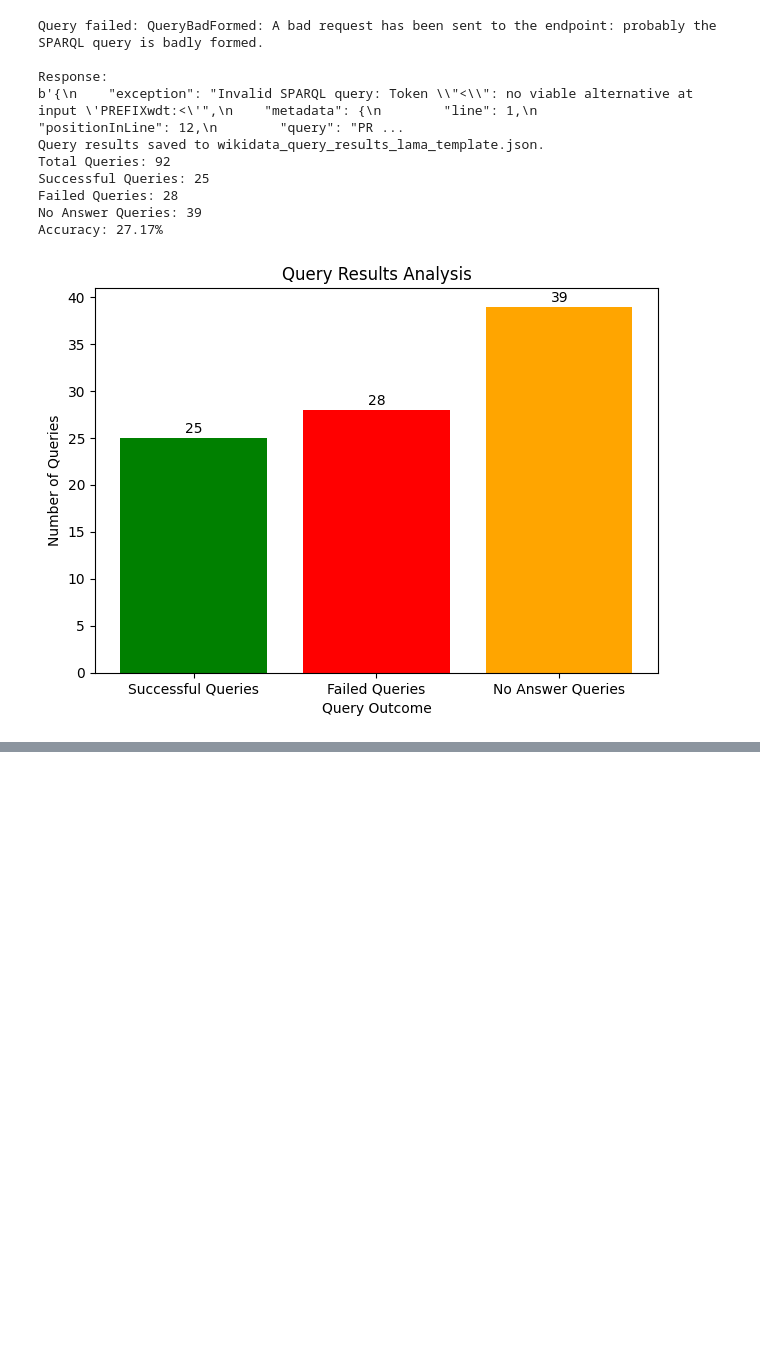
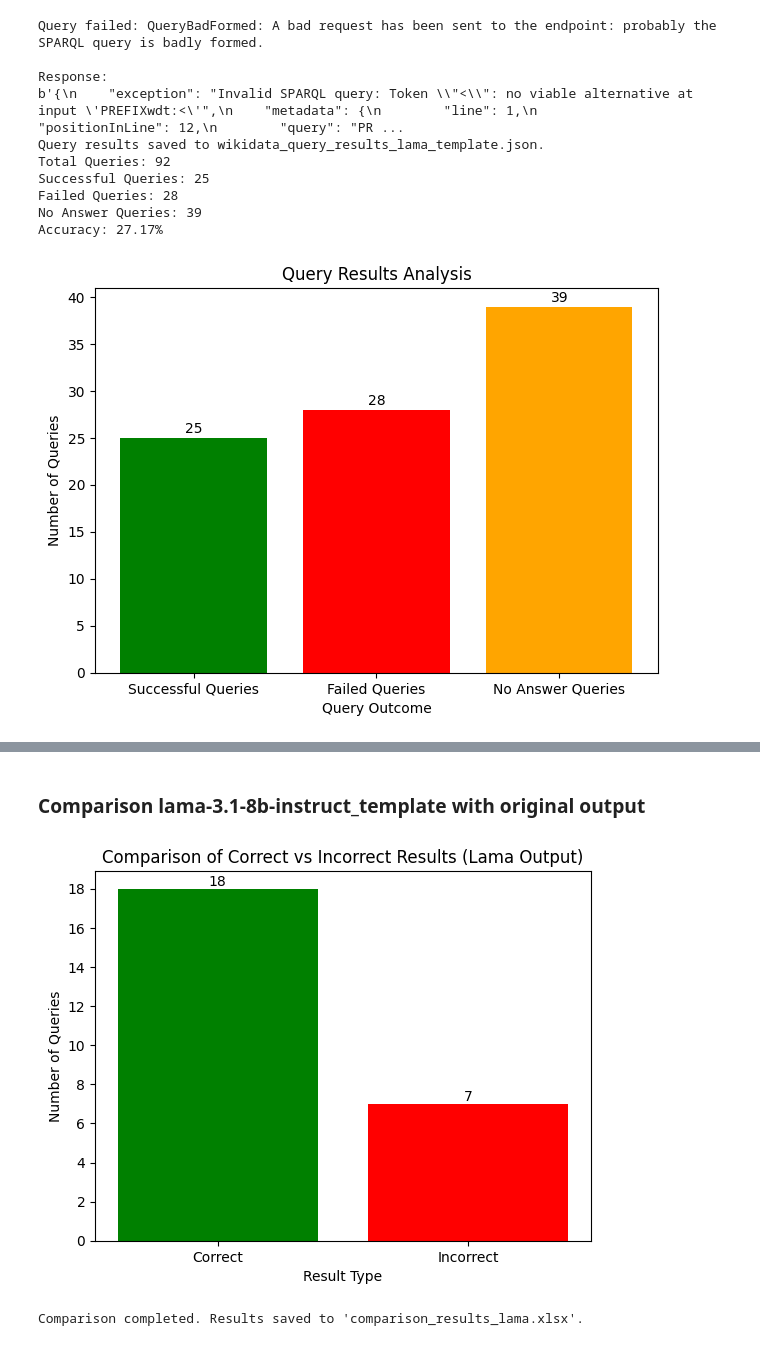
Before and after one commit to semantic-systems/Automatic-SPARQL-translation, a Jupyter notebook: QALD9-Plus-testing/QALD9-Plus-testing.ipynb, the cells around one changed output, grey strips where cells are left out. Drawn from its saved outputs; the diff is of its cells as text; code cells hidden in the pictures; blank space fills up the shorter version.

```diff
--- a/QALD9-Plus-testing/QALD9-Plus-testing.ipynb
+++ b/QALD9-Plus-testing/QALD9-Plus-testing.ipynb
@@ -1189,0 +1190,74 @@ In the next part, the error need to be analyzed:
+# %% [markdown]
+### Comparison lama-3.1-8b-instruct_template with original output
+# %%
+# Define the file paths
+solution_file_path = os.path.join("..", "QALD9-Plus-data-preparation", "100_complete_entries_solution.json")
+lama_output_file_path = "wikidata_query_results_lama_template.json"
+
+# Load the datasets
+with open(solution_file_path, 'r') as f:
+    solution_data = json.load(f)
+
+with open(lama_output_file_path, 'r') as f:
+    lama_output_data = json.load(f)
+
+# Initialize comparison results
+comparison_results = []
+
+# Create a mapping of questions to their expected results in the solution dataset
+solution_mapping = {entry['question']: entry['wikidata_results'] for entry in solution_data}
+
+# Compare answers
+for lama_entry in lama_output_data:
+    question = lama_entry.get("natural_language_question")
+    lama_answers = lama_entry.get("answers", [])
+
+    # Skip entries with "Query failed" or "No answer"
+    if "Query failed" in lama_answers or "No answer" in lama_answers:
+        continue
+
+    expected_answers = solution_mapping.get(question)
+    if expected_answers:
+        # Check if all expected answers are in the LLM output and vice versa (ignoring order)
+        is_correct = set(expected_answers) == set(lama_answers)
+        comparison_results.append({
+            "question": question,
+            "expected_answers": expected_answers,
+            "lama_answers": lama_answers,
+            "is_correct": is_correct
+        })
+
+# Save the results to an Excel file for review
+results_df = pd.DataFrame(comparison_results)
+results_df.to_excel("comparison_results_lama.xlsx", index=False)
+
+# Create a bar chart of correct vs. incorrect results
+correct_count = results_df['is_correct'].sum()
+incorrect_count = len(results_df) - correct_count
+
+# Bar chart with custom colors and annotations
+colors = ['green', 'red']
+counts = [correct_count, incorrect_count]
+labels = ['Correct', 'Incorrect']
+
+fig, ax = plt.subplots()
+bars = ax.bar(labels, counts, color=colors)
+
+# Annotate bars with their values
+for bar in bars:
+    height = bar.get_height()
+    ax.text(bar.get_x() + bar.get_width() / 2, height, str(height), ha='center', va='bottom')
+
+# Configure y-axis to show only integer values
+ax.yaxis.set_major_locator(plt.MaxNLocator(integer=True))
+
+# Add title and labels
+plt.title('Comparison of Correct vs Incorrect Results (Lama Output)')
+plt.xlabel('Result Type')
+plt.ylabel('Number of Queries')
+plt.show()
+
+print("Comparison completed. Results saved to 'comparison_results_lama.xlsx'.")
+# %% [output]
+[figure, added]
+Comparison completed. Results saved to 'comparison_results_lama.xlsx'.
```
Also changed, not shown: parts of 7 cells of this notebook, 2 other files.
